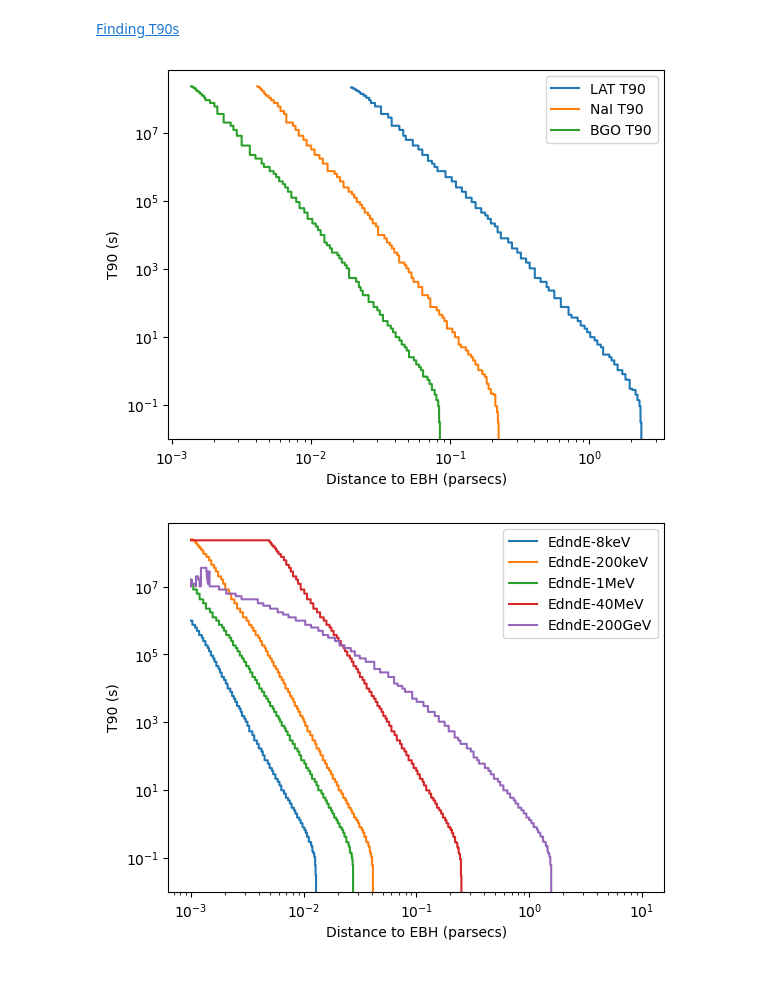
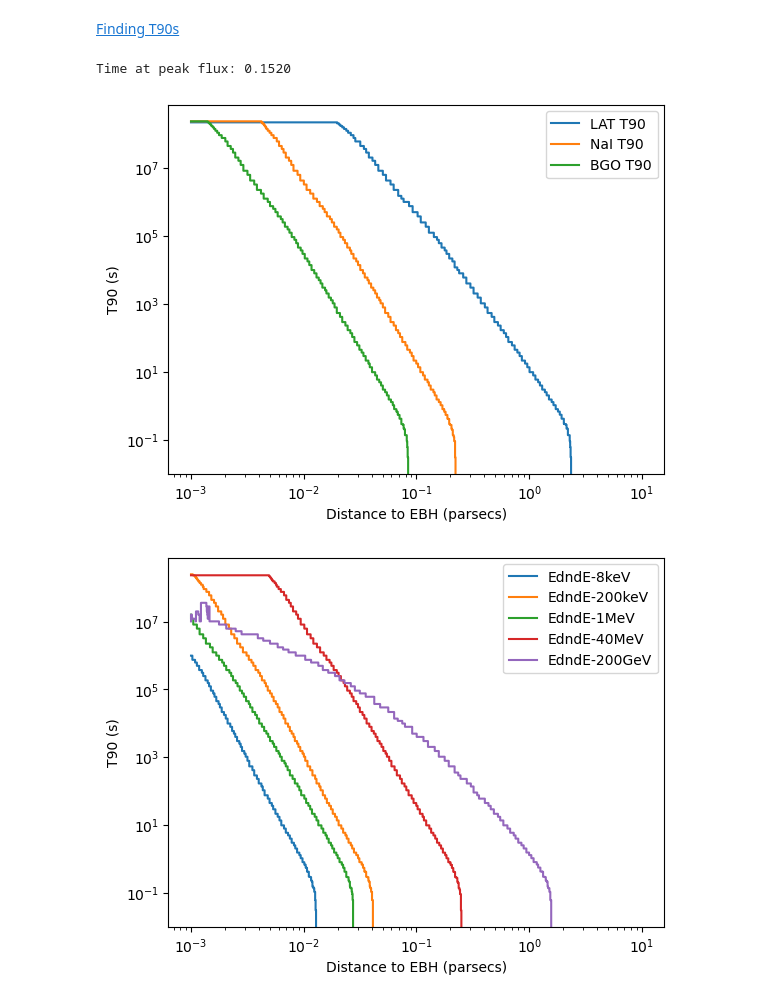
Before and after one commit to xboluna/Research, a Jupyter notebook: BHRad/Modelling/BHawk_Modelling.ipynb, the cells around one changed output. Saved outputs shown, nothing was run; the diff lists cells and outputs as text; code cells hidden in the pictures.

```diff
--- a/BHRad/Modelling/BHawk_Modelling.ipynb
+++ b/BHRad/Modelling/BHawk_Modelling.ipynb
@@ -256,37 +256,38 @@ def calculate_t90(distances, lightcurve, ratio = 1e-1):
 # %%
 # We have the integrated LAT lightcurves from earlier: lat_lc, gbm_lc (corresponding to NaI) and bgo_lc
 
-# Calculate the distances d to sample
-# I took the previous distance function graph, and just took distances up to around 100ms lifetime remaining
-# -- just past the peak at 156ms lifetime remaining
-lat_d_range = lat_d[np.where(time>0.1)]
+print('Time at peak flux: %.4f'%time[list(lat_lc).index(lat_lc.max())])
 
-lat_t90 = calculate_t90(lat_d_range, lat_lc)
+d_range = np.logspace(-3, 1, base = 10, num = 1000)*u.pc
+# lat_d_range = lat_d[np.where(time>0.152)]
+
+lat_t90 = calculate_t90(d_range, lat_lc)
 
 # Do the same for each detector
-gbm_d_range = gbm_d[np.where(time>0.1)]
-gbm_t90 = calculate_t90(gbm_d_range, gbm_lc)
+# gbm_d_range = gbm_d[np.where(time>0.152)]
+gbm_t90 = calculate_t90(d_range, gbm_lc)
 
-bgo_d_range = bgo_d[np.where(time>0.1)]
-bgo_t90 = calculate_t90(bgo_d_range, bgo_lc)
+# bgo_d_range = bgo_d[np.where(time>0.152)]
+bgo_t90 = calculate_t90(d_range, bgo_lc)
 
 # Plot
 fig, ax = plt.subplots()
-ax.step(lat_d_range, lat_t90, label = 'LAT T90')
-ax.step(gbm_d_range, gbm_t90, label = 'NaI T90')
-ax.step(bgo_d_range, bgo_t90, label = 'BGO T90')
+ax.step(d_range, lat_t90, label = 'LAT T90')
+ax.step(d_range, gbm_t90, label = 'NaI T90')
+ax.step(d_range, bgo_t90, label = 'BGO T90')
 #plt.axvline(0.015, color = 'black', linestyle='dashed', alpha=0.5, label = '0.015 pc')
 
 ax.set_xlabel('Distance to EBH (parsecs)')
 ax.set_ylabel('T90 (s)')
 
 ax.legend()
 ax.set_yscale('log')
 ax.set_xscale('log')
 
 fig.savefig('T90s.png', dpi=500)
 # %% [output]
+Time at peak flux: 0.1520
-[figure, old version]
+[figure, new version]
 # %%
 # BONUS: here's the same T90 calculation on your SED curves
 
```
Also changed, not shown: parts of 3 cells of this notebook, 1 other file.
